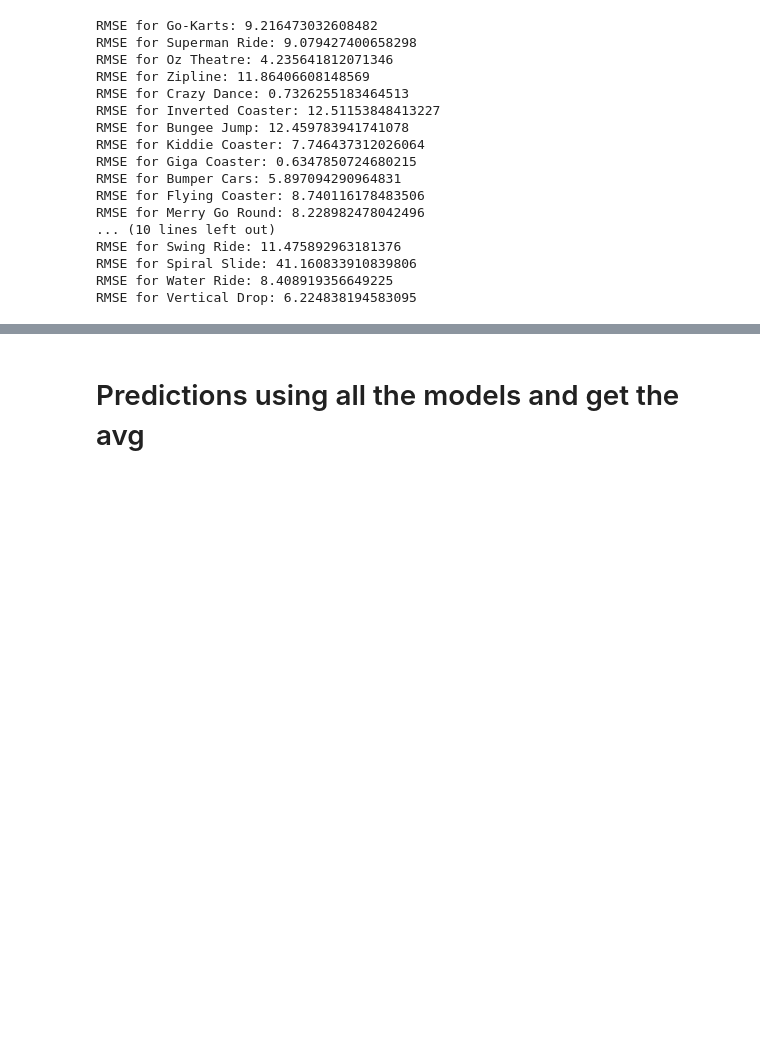
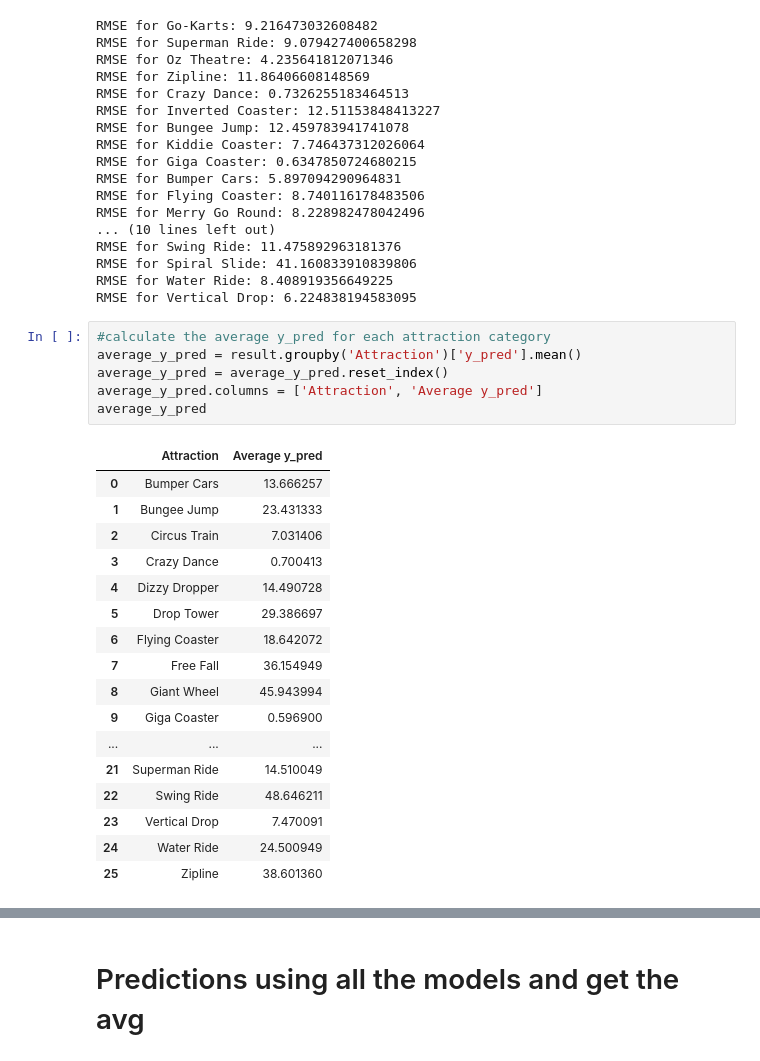
Before and after one commit to heyisvivian/Theme-Park-Endless-Line, a Jupyter notebook: Combine( LGB + XGB + Markov 1).ipynb, the cells around one changed output, grey strips where cells are left out. Cells and saved outputs as stored; diff of their text form; blank space fills up the shorter version.

```diff
--- a/Combine( LGB + XGB + Markov 1).ipynb
+++ b/Combine( LGB + XGB + Markov 1).ipynb
@@ -1014,3 +1019,27 @@ RMSE for Swing Ride: 11.475892963181376
 RMSE for Spiral Slide: 41.160833910839806
 RMSE for Water Ride: 8.408919356649225
 RMSE for Vertical Drop: 6.224838194583095
+# %%
+#calculate the average y_pred for each attraction category
+average_y_pred = result.groupby('Attraction')['y_pred'].mean()
+average_y_pred = average_y_pred.reset_index()
+average_y_pred.columns = ['Attraction', 'Average y_pred']
+average_y_pred
+# %% [output]
+|  | Attraction | Average y_pred |
+| 0 | Bumper Cars | 13.666257 |
+| 1 | Bungee Jump | 23.431333 |
+| 2 | Circus Train | 7.031406 |
+| 3 | Crazy Dance | 0.700413 |
+| 4 | Dizzy Dropper | 14.490728 |
+| 5 | Drop Tower | 29.386697 |
+| 6 | Flying Coaster | 18.642072 |
+| 7 | Free Fall | 36.154949 |
+| 8 | Giant Wheel | 45.943994 |
+| 9 | Giga Coaster | 0.596900 |
+| ... | ... | ... |
+| 21 | Superman Ride | 14.510049 |
+| 22 | Swing Ride | 48.646211 |
+| 23 | Vertical Drop | 7.470091 |
+| 24 | Water Ride | 24.500949 |
+| 25 | Zipline | 38.601360 |
```
Also changed, not shown: parts of 7 cells of this notebook.
